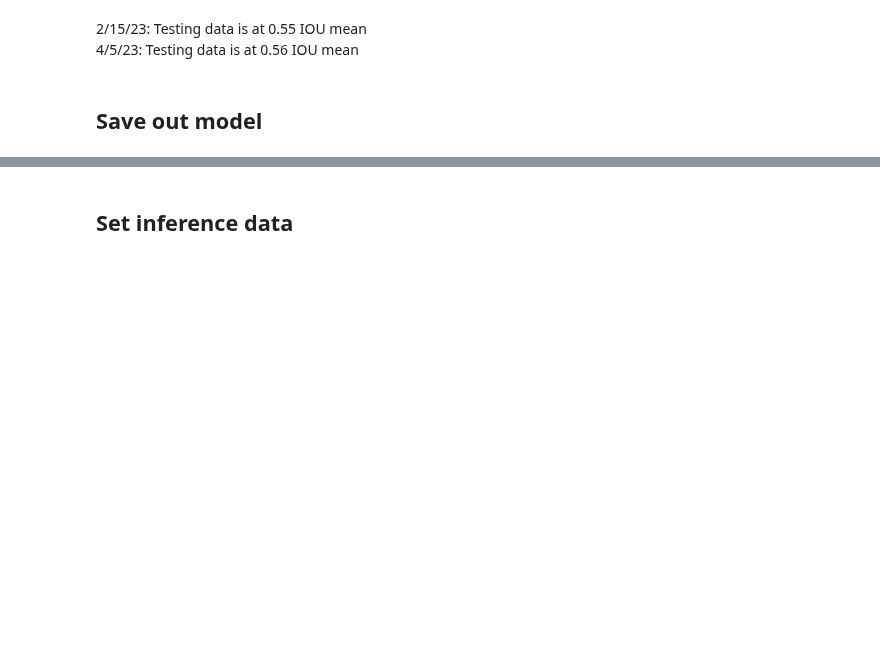
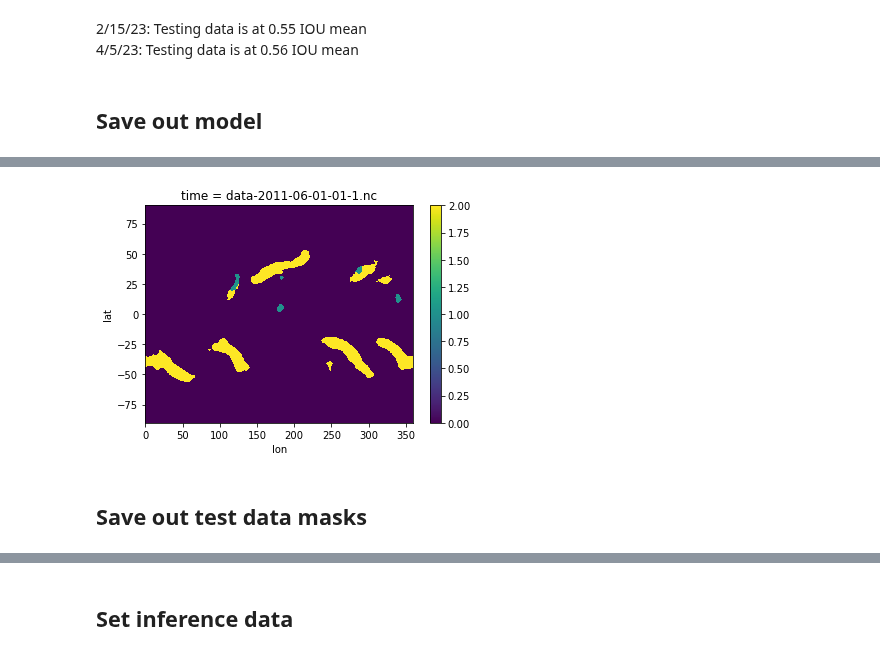
Before and after one commit to katiedagon/ML-extremes, a Jupyter notebook: notebooks/cgnet_train.ipynb, the cells around one changed output, grey strips where cells are left out. Cells and saved outputs as stored; diff of their text form; code cells hidden in the pictures; blank space fills up the shorter version.

Commit message:
Save testing masks; add notebook to evaluate trained model

```diff
--- a/notebooks/cgnet_train.ipynb
+++ b/notebooks/cgnet_train.ipynb
@@ -221,3 +224,3 @@ cgnet.save_model('/glade/work/kdagon/ML-extremes/trained_models/trained_cgnet.04
 # %%
-# this one way to load in previously trained model
 #cgnet.load_model('/glade/work/kdagon/ML-extremes/trained_models/trained_cgnet.021523')
+cgnet.load_model('/glade/work/kdagon/ML-extremes/trained_models/trained_cgnet.040523')
@@ -223,0 +230,6 @@ cgnet.save_model('/glade/work/kdagon/ML-extremes/trained_models/trained_cgnet.04
+# %%
+test_path = "/glade/campaign/cgd/amp/jet/ClimateNet_12012020/portal.nersc.gov/project/ClimateNet/climatenet_new/test"
+test_data = ClimateDataset(test_path, config)
+# %%
+%%time
+test_masks = cgnet.predict(test_data)
@@ -223,0 +239,6 @@ cgnet.save_model('/glade/work/kdagon/ML-extremes/trained_models/trained_cgnet.04
+# %%
+test_masks.isel(time=0).plot();
+# %% [output]
+[figure, added]
+# %% [markdown]
+## Save out test data masks
```
Also changed, not shown: parts of 9 cells of this notebook, 1 other file.
